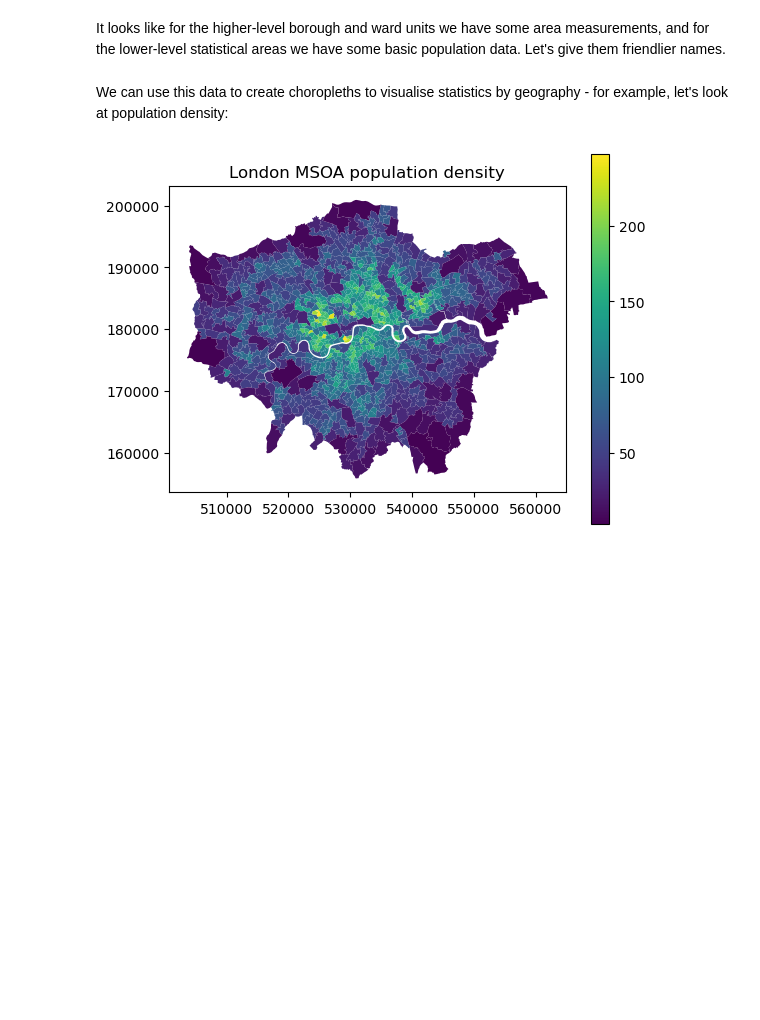
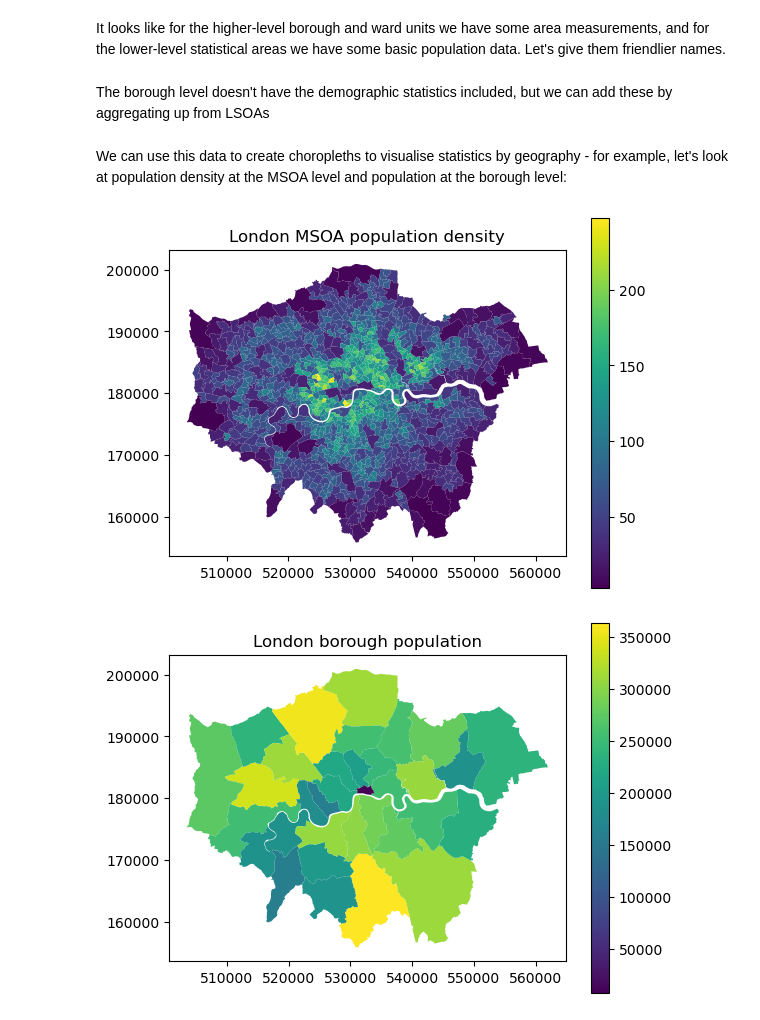
Before and after one commit to adamcellanjones/LondonMaps, a Jupyter notebook: 01_exploring_shapefiles.ipynb, the cells around one changed output. Drawn from its saved outputs; the diff is of its cells as text; code cells hidden in the pictures; blank space fills up the shorter version.

Commit message:
Aggregating data to borough level

```diff
--- a/01_exploring_shapefiles.ipynb
+++ b/01_exploring_shapefiles.ipynb
@@ -54,10 +54,25 @@ column_mapper = {
 
 for gdf in gdfs.values():
     gdf.rename(columns=column_mapper, inplace=True)
+# %% [markdown]
+The borough level doesn't have the demographic statistics included, but we can add these by aggregating up from LSOAs
+# %%
+summable_columns = ['residents', 'residents_household', 'residents_communal', 'households']
+agg_data = gdfs['LSOA'].groupby('LAD11CD')[summable_columns].sum()
+
+gdfs['Borough'] = pd.merge(gdfs['Borough'], agg_data, left_on='GSS_CODE', right_index=True)
+
+# Calculate density and average variables
+gdfs['Borough']['population_density'] = gdfs['Borough']['residents'] / gdfs['Borough']['area']
+gdfs['Borough']['hh_size_average'] = gdfs['Borough']['residents_household'] / gdfs['Borough']['households']
 # %% [markdown]
-We can use this data to create choropleths to visualise statistics by geography - for example, let's look at population density:
+We can use this data to create choropleths to visualise statistics by geography - for example, let's look at population density at the MSOA level and population at the borough level:
 # %%
 gdfs['MSOA'].plot('population_density', legend=True)
-_ = plt.title("London MSOA population density")
+plt.title("London MSOA population density")
+
+gdfs['Borough'].plot('residents', legend=True)
+_ = plt.title('London borough population')
 # %% [output]
 [figure]
+[figure, added]
```
